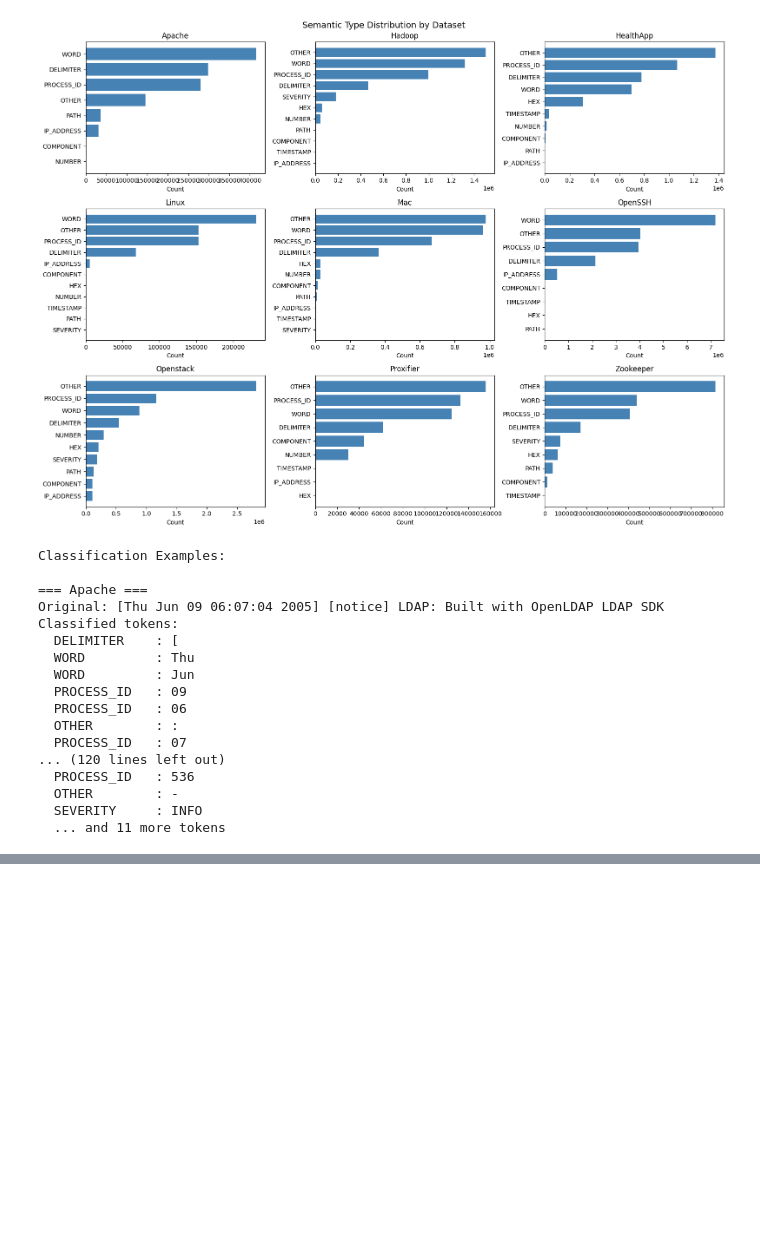
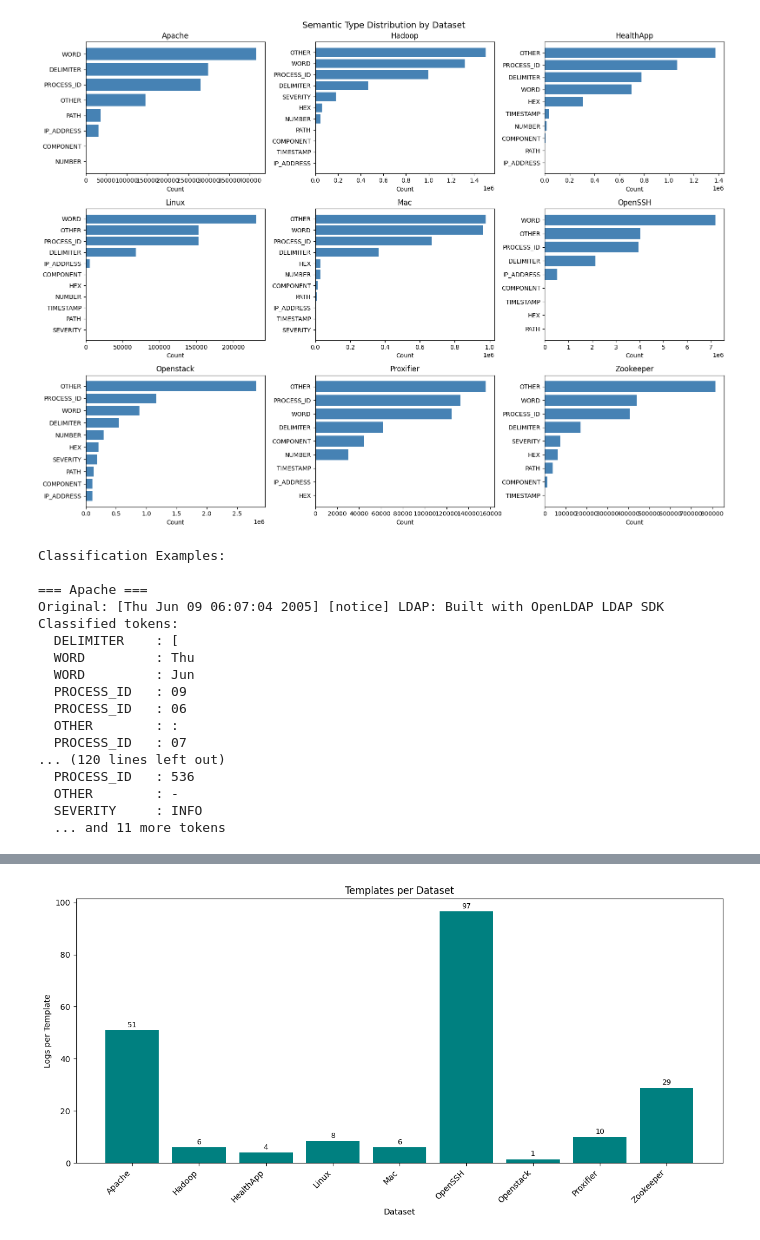
Before and after one commit to adam-bouafia/LogPress, a Jupyter notebook: LogPress.ipynb, the cells around one changed output, grey strips where cells are left out. Saved outputs shown, nothing was run; the diff lists cells and outputs as text; code cells hidden in the pictures; blank space fills up the shorter version.

Commit message:
schema and template extraction algorithm

```diff
--- a/LogPress.ipynb
+++ b/LogPress.ipynb
@@ -520,0 +604,69 @@ Classified tokens:
+# %%
+# Analyze template statistics
+template_stats = {}
+
+print("Template Analysis:\n")
+print(f"{'Dataset':<12} {'Total Logs':>12} {'Templates':>12} {'Logs/Template':>14} {'Top Template':>14}")
+print("-" * 68)
+
+for name, templates in template_datasets.items():
+    template_counts = Counter(templates)
+    total_logs = len(templates)
+    num_templates = len(template_counts)
+
+    # Compression ratio: how many logs share each template on average
+    logs_per_template = total_logs / num_templates
+
+    # Top template: what % of logs use the most common template
+    top_template_count = template_counts.most_common(1)[0][1]
+    top_template_pct = (top_template_count / total_logs) * 100
+
+    template_stats[name] = {
+        "total_logs": total_logs,
+        "num_templates": num_templates,
+        "template_counts": template_counts,
+        "logs_per_template": logs_per_template,
+        "top_template_pct": top_template_pct,
+    }
+
+    print(f"{name:<12} {total_logs:>12,} {num_templates:>12,} {logs_per_template:>14.1f} {top_template_pct:>13.1f}%")
+
+# Show top 5 templates for each dataset
+print("\n\nTop 5 Templates per Dataset:\n")
+
+for name, stats in template_stats.items():
+    template_counts = stats["template_counts"]
+    total_logs = stats["total_logs"]
+
+    print(f"=== {name} ===")
+
+    for rank, (template, count) in enumerate(template_counts.most_common(5), 1):
+        pct = (count / total_logs) * 100
+        template_str = template_to_string(template)
+        if len(template_str) > 70:
+            template_str = template_str[:70] + "..."
+        print(f"  {rank}. ({count:,} logs, {pct:.1f}%) {template_str}")
+
+    print()
+
+# Logs per template bar chart
+fig, ax = plt.subplots(figsize=(12, 6))
+
+dataset_names = list(template_stats.keys())
+logs_per_template = [template_stats[name]["logs_per_template"] for name in dataset_names]
+
+bars = ax.bar(dataset_names, logs_per_template, color="teal")
+
+ax.set_xlabel("Dataset")
+ax.set_ylabel("Logs per Template")
+ax.set_title("Templates per Dataset")
+ax.set_xticks(range(len(dataset_names)))
+ax.set_xticklabels(dataset_names, rotation=45, ha="right")
+
+for bar in bars:
+    height = bar.get_height()
+    ax.text(bar.get_x() + bar.get_width()/2, height + 0.5, f"{height:.0f}", ha="center", va="bottom", fontsize=9)
+
+plt.tight_layout()
+plt.show()
+# %% [output]
@@ -520,0 +690 @@ Classified tokens:
+[figure, added]
```
Also changed, not shown: parts of 5 cells of this notebook.
